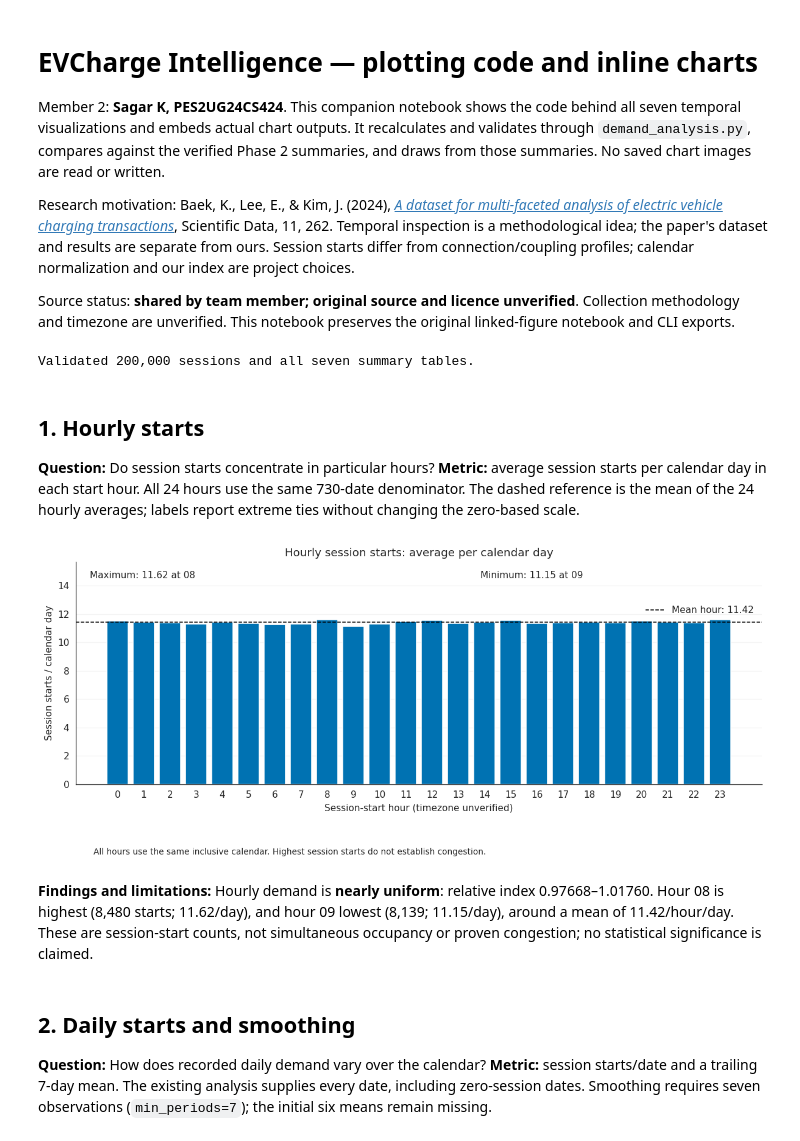
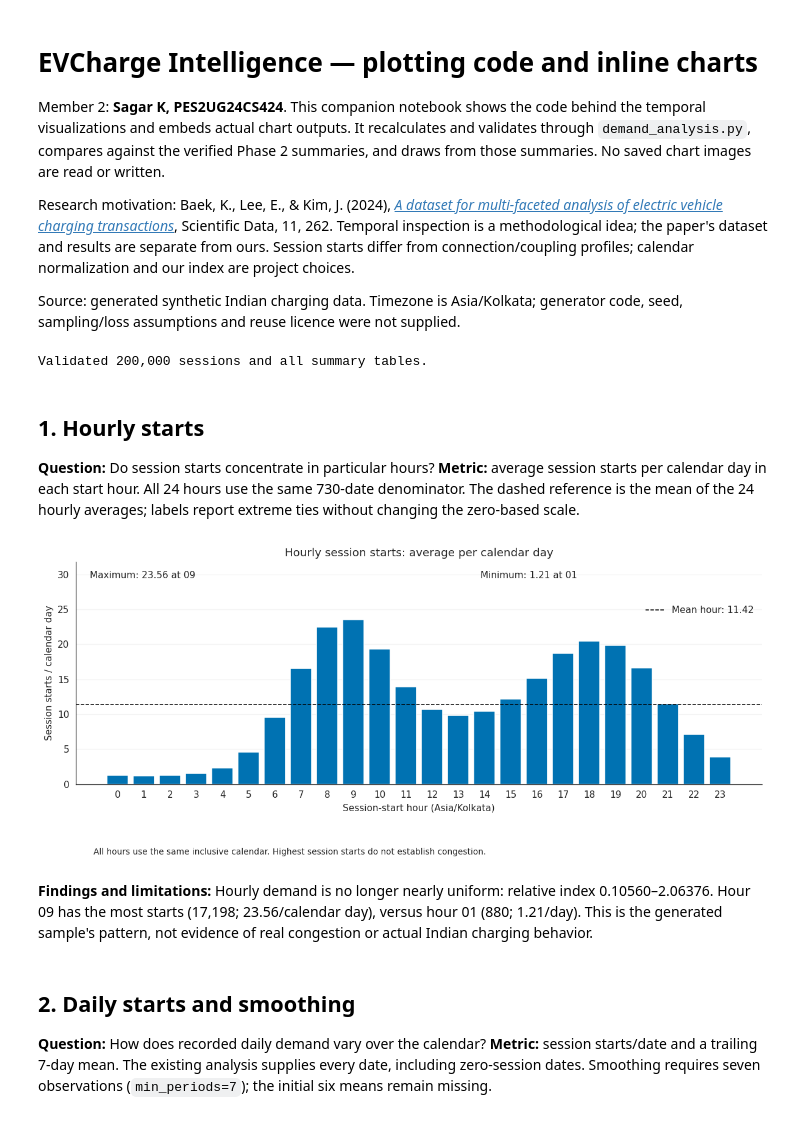
Before and after one commit to sagark-05/EV_Charge_Intelligence, a Jupyter notebook: notebooks/03_demand_analysis_code_and_charts.ipynb, the cells around one changed output. Cells and saved outputs as stored; diff of their text form; code cells hidden in the pictures.

Commit message:
feat: migrate EV dataset and extend temporal analysis

```diff
--- a/notebooks/03_demand_analysis_code_and_charts.ipynb
+++ b/notebooks/03_demand_analysis_code_and_charts.ipynb
@@ -1,11 +1,11 @@
 # %% [markdown]
 # EVCharge Intelligence — plotting code and inline charts
 
-Member 2: **Sagar K, PES2UG24CS424**. This companion notebook shows the code behind all seven temporal visualizations and embeds actual chart outputs. It recalculates and validates through `demand_analysis.py`, compares against the verified Phase 2 summaries, and draws from those summaries. No saved chart images are read or written.
+Member 2: **Sagar K, PES2UG24CS424**. This companion notebook shows the code behind the temporal visualizations and embeds actual chart outputs. It recalculates and validates through `demand_analysis.py`, compares against the verified Phase 2 summaries, and draws from those summaries. No saved chart images are read or written.
 
 Research motivation: Baek, K., Lee, E., & Kim, J. (2024), [*A dataset for multi-faceted analysis of electric vehicle charging transactions*](https://doi.org/10.1038/s41597-024-02942-9), Scientific Data, 11, 262. Temporal inspection is a methodological idea; the paper's dataset and results are separate from ours. Session starts differ from connection/coupling profiles; calendar normalization and our index are project choices.
 
-Source status: **shared by team member; original source and licence unverified**. Collection methodology and timezone are unverified. This notebook preserves the original linked-figure notebook and CLI exports.
+Source: generated synthetic Indian charging data. Timezone is Asia/Kolkata; generator code, seed, sampling/loss assumptions and reuse licence were not supplied.
 # %%
 from pathlib import Path
 import sys
@@ -19,7 +19,7 @@ if not (ROOT / "src/demand_analysis.py").is_file():
 if str(ROOT) not in sys.path:
     sys.path.insert(0, str(ROOT))
 from src.data_preparation import file_hash
-from src.demand_analysis import analyze_sessions, WEEKDAYS
+from src.demand_analysis import analyze_sessions, WEEKDAYS, LOCATION_TYPES, CHARGER_TYPES, sensitivity_has_variation
 from src.demand_visualization import (
     load_analysis, style_axis, finish_figure, month_ticks,
     BLUE, ORANGE, GREEN, ENERGY_NOTE,
@@ -50,7 +50,7 @@ for name, saved_table in tables.items():
                                   check_dtype=False, rtol=1e-10, atol=1e-6)
 assert recomputed_summary["reconciliation"]["all_passed"]
 del cleaned, recomputed_tables
-print(f"Validated {summary['input_session_count']:,} sessions and all seven summary tables.")
+print(f"Validated {summary['input_session_count']:,} sessions and all summary tables.")
 
 
 def show_inline(figure, note):
@@ -61,7 +61,7 @@ def show_inline(figure, note):
     finally:
         plt.close(figure)
 # %% [output]
-Validated 200,000 sessions and all seven summary tables.
+Validated 200,000 sessions and all summary tables.
 # %% [markdown]
 ## 1. Hourly starts
 
@@ -69,29 +69,29 @@ Validated 200,000 sessions and all seven summary tables.
 # %%
 hourly = tables["hourly_demand"]
 fig, ax = plt.subplots(figsize=(11, 5))
 ax.bar(hourly.Charging_Hour, hourly.avg_sessions_per_day, color=BLUE)
 mean_hour = hourly.avg_sessions_per_day.mean()
 ax.axhline(mean_hour, color="black", linestyle="--", linewidth=1,
            label=f"Mean hour: {mean_hour:.2f}")
 for label, value, position in [
     ("Maximum", hourly.avg_sessions_per_day.max(), 0.02),
     ("Minimum", hourly.avg_sessions_per_day.min(), 0.59),
 ]:
     tied_hours = hourly.loc[hourly.avg_sessions_per_day.eq(value), "Charging_Hour"]
     hours_text = ", ".join(f"{hour:02d}" for hour in tied_hours)
     ax.text(position, 0.96, f"{label}: {value:.2f} at {hours_text}",
             transform=ax.transAxes, va="top")
 ax.set_xticks(range(24))
 ax.set_ylim(0, hourly.avg_sessions_per_day.max() * 1.35)
-ax.set_xlabel("Session-start hour (timezone unverified)")
+ax.set_xlabel("Session-start hour (Asia/Kolkata)")
 ax.set_title("Hourly session starts: average per calendar day")
 style_axis(ax, "Session starts / calendar day")
 ax.legend(frameon=False, loc="upper right", bbox_to_anchor=(1, 0.84))
 show_inline(fig, "All hours use the same inclusive calendar. Highest session starts do not establish congestion.")
 # %% [output]
-[figure, old version]
+[figure, new version]
 # %% [markdown]
-**Findings and limitations:** Hourly demand is **nearly uniform**: relative index 0.97668–1.01760. Hour 08 is highest (8,480 starts; 11.62/day), and hour 09 lowest (8,139; 11.15/day), around a mean of 11.42/hour/day. These are session-start counts, not simultaneous occupancy or proven congestion; no statistical significance is claimed.
+**Findings and limitations:** Hourly demand is no longer nearly uniform: relative index 0.10560–2.06376. Hour 09 has the most starts (17,198; 23.56/calendar day), versus hour 01 (880; 1.21/day). This is the generated sample's pattern, not evidence of real congestion or actual Indian charging behavior.
 # %% [markdown]
 ## 2. Daily starts and smoothing
 
```
Also changed, not shown: parts of 28 cells of this notebook, 35 other files.
